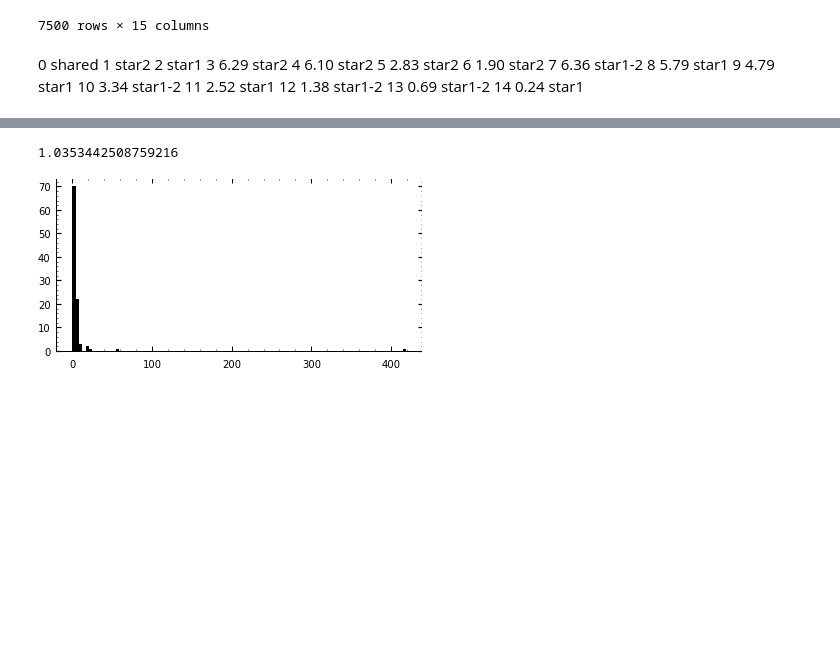
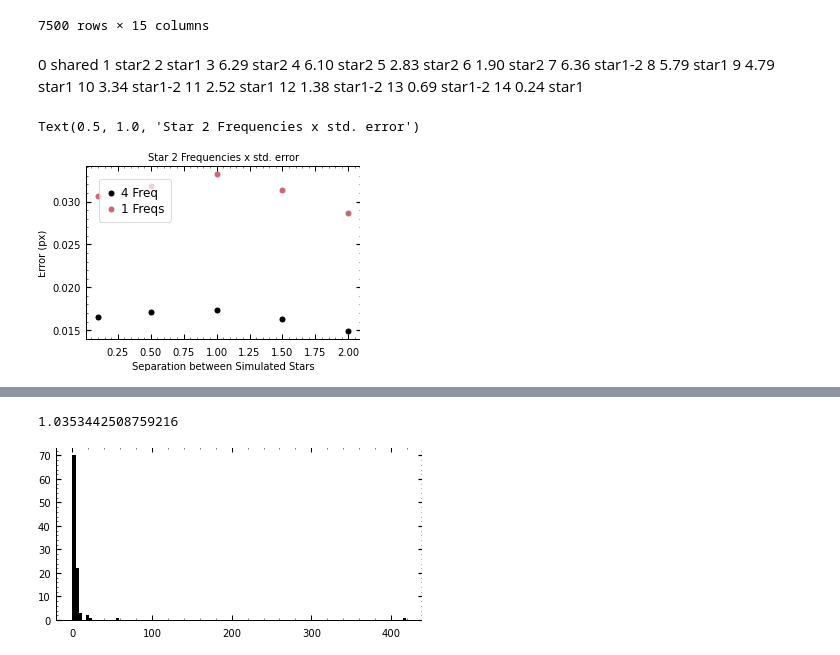
Before and after one commit to Higgins00/AstroResearch, a Jupyter notebook: Simulations.ipynb, the cells around one changed output, grey strips where cells are left out. Saved outputs shown, nothing was run; the diff lists cells and outputs as text; code cells hidden in the pictures; blank space fills up the shorter version.

```diff
--- a/Simulations.ipynb
+++ b/Simulations.ipynb
@@ -3277,3 +3287,15 @@ for b in np.arange(0,5):
+# %%
+plt.style.use('./az-paper-twocol.mplstyle')
+plt.figure(figsize=(9*.5,6*.5))
+plt.scatter([2,1.5,1,.5,.1],t1,label = '4 Freq')
+plt.scatter([2,1.5,1,.5,.1],t2,label = '1 Freqs')
+plt.ylabel('Error (px)',fontsize=10)
+plt.xlabel('Separation between Simulated Stars',fontsize=10)
+plt.legend(loc='upper left',prop={'size': 12},fontsize=10)
+plt.title('Star 2 Frequencies x std. error',fontsize=10)
+# %% [output]
+Text(0.5, 1.0, 'Star 2 Frequencies x std. error')
+[figure, added]
 # %%
 plt.style.use('./az-paper-twocol.mplstyle')
 plt.figure(figsize=(9*.5,6*.5))
```
Also changed, not shown: parts of 2 cells of this notebook.
